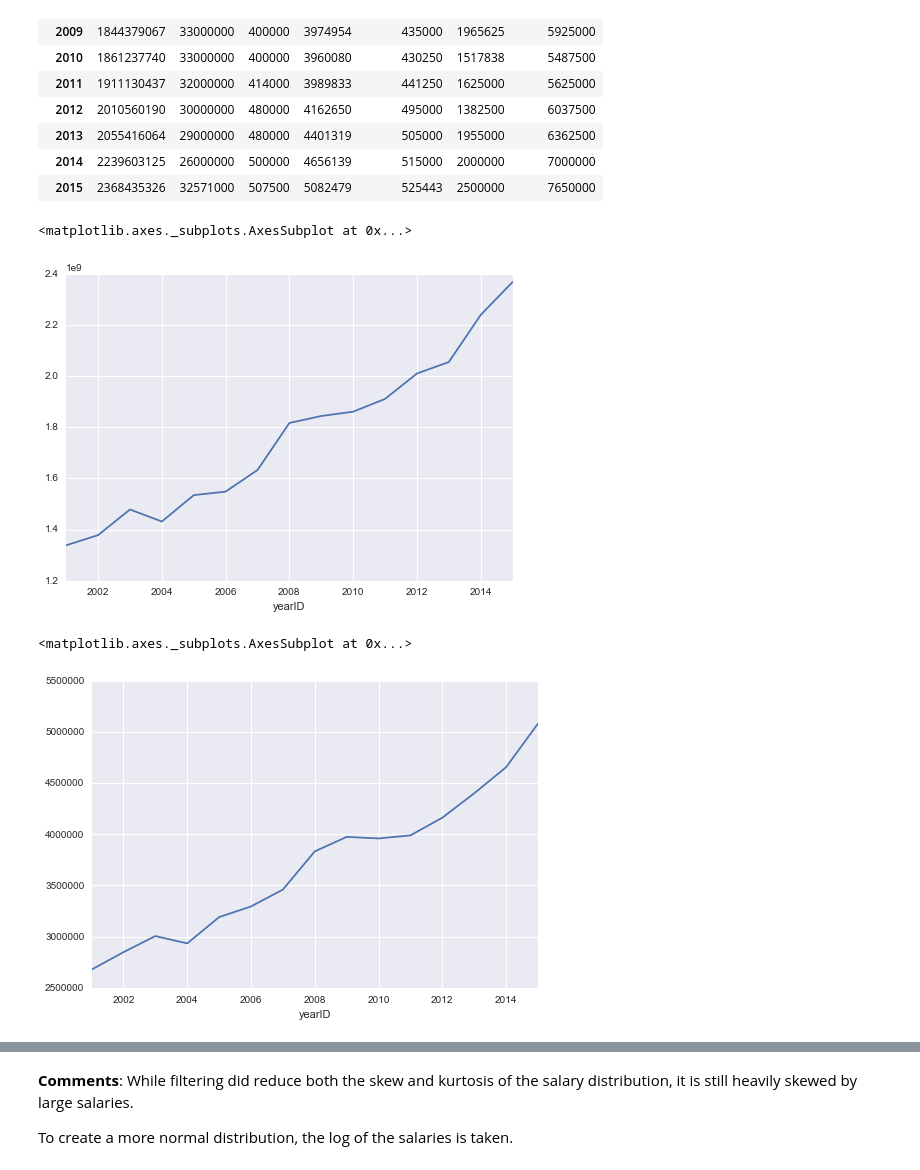
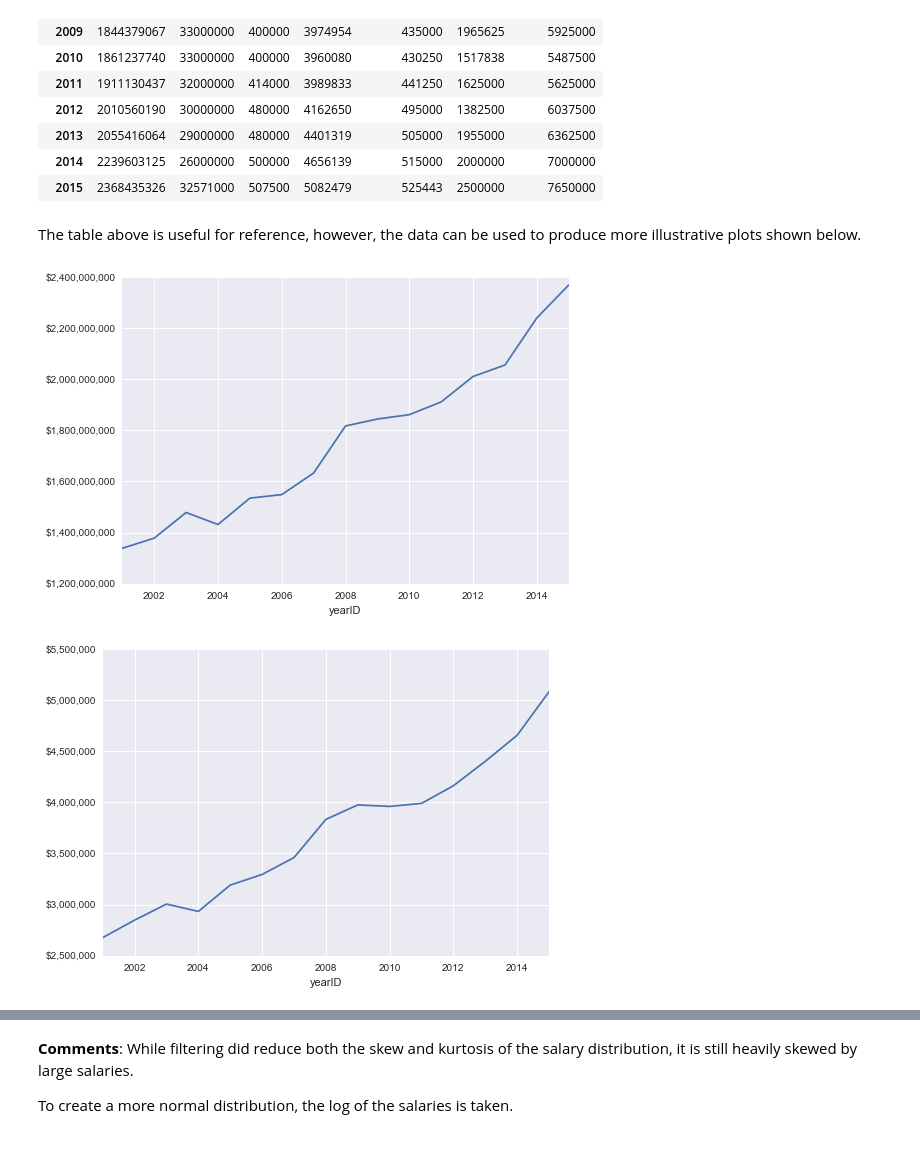
Before and after one commit to ian-whitestone/UD170, a Jupyter notebook: UD170 - Data Exploration - Batters.ipynb, the cells around one changed output, grey strips where cells are left out. Drawn from its saved outputs; the diff is of its cells as text; code cells hidden in the pictures.

```diff
--- a/UD170 - Data Exploration - Batters.ipynb
+++ b/UD170 - Data Exploration - Batters.ipynb
@@ -236,17 +234,24 @@ yearly_df
 | 2013 | 2055416064 | 29000000 | 480000 | 4401319 | 505000 | 1955000 | 6362500 |
 | 2014 | 2239603125 | 26000000 | 500000 | 4656139 | 515000 | 2000000 | 7000000 |
 | 2015 | 2368435326 | 32571000 | 507500 | 5082479 | 525443 | 2500000 | 7650000 |
+# %% [markdown]
+The table above is useful for reference, however, the data can be used to produce more illustrative plots shown below.
+# %%
+def df_plot(df,var,kind='line'):
+    ax=df[var].plot(kind=kind);
+    # format y-axis as currency
+    vals = ax.get_yticks()
+    ax.set_yticklabels(['${:,.0f}'.format(x) for x in vals]);
+    return
 # %%
-##Total league salaries over time
-yearly_df['sum'].plot();
+##Total league salaries per year
+df_plot(yearly_df,'sum')
 # %% [output]
-<matplotlib.axes._subplots.AxesSubplot at 0x...>
-[figure, old version]
+[figure, new version]
 # %%
-##Average salary over time
-yearly_df['mean'].plot();
+##Average salary per year
+df_plot(yearly_df,'mean')
 # %% [output]
-<matplotlib.axes._subplots.AxesSubplot at 0x...>
-[figure, old version]
+[figure, new version]
 # %%
 ##Median salary over time
```
Also changed, not shown: parts of 15 cells of this notebook.
